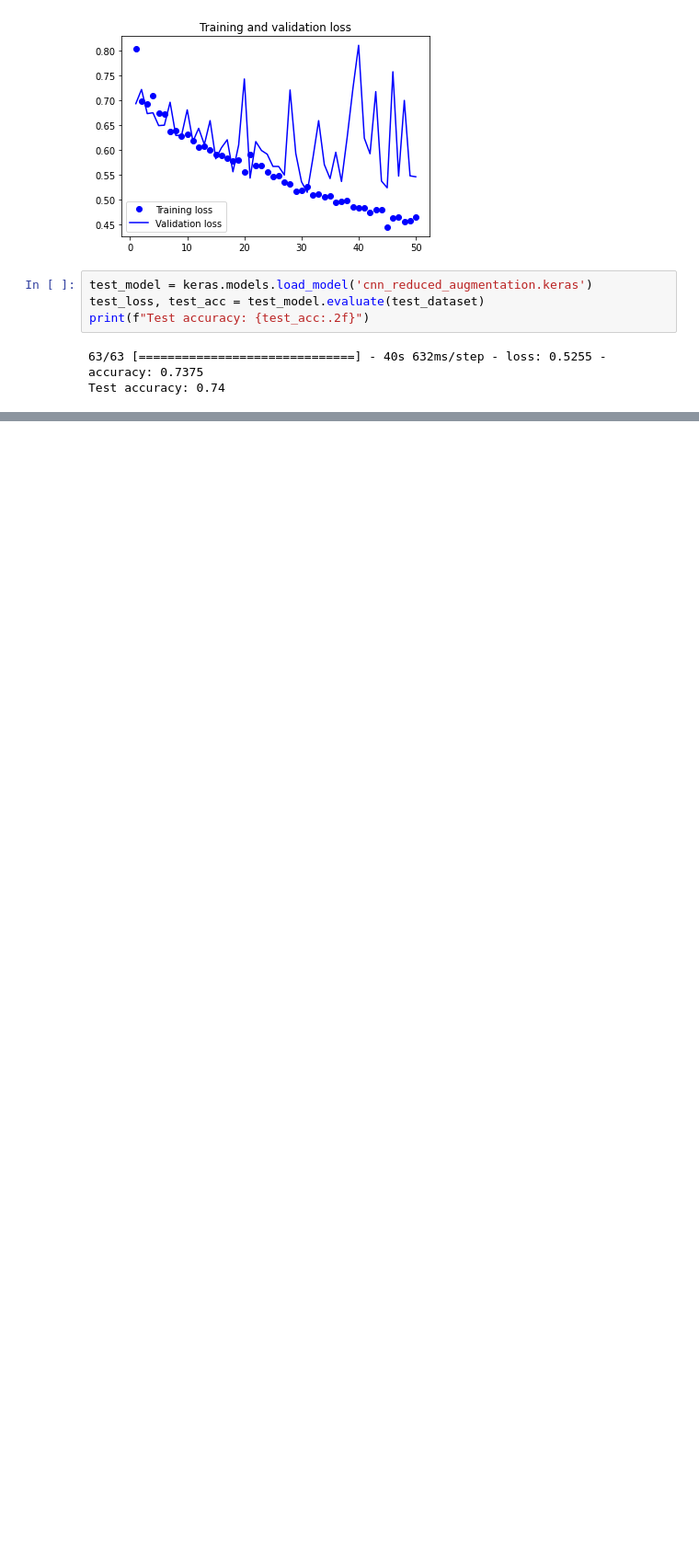
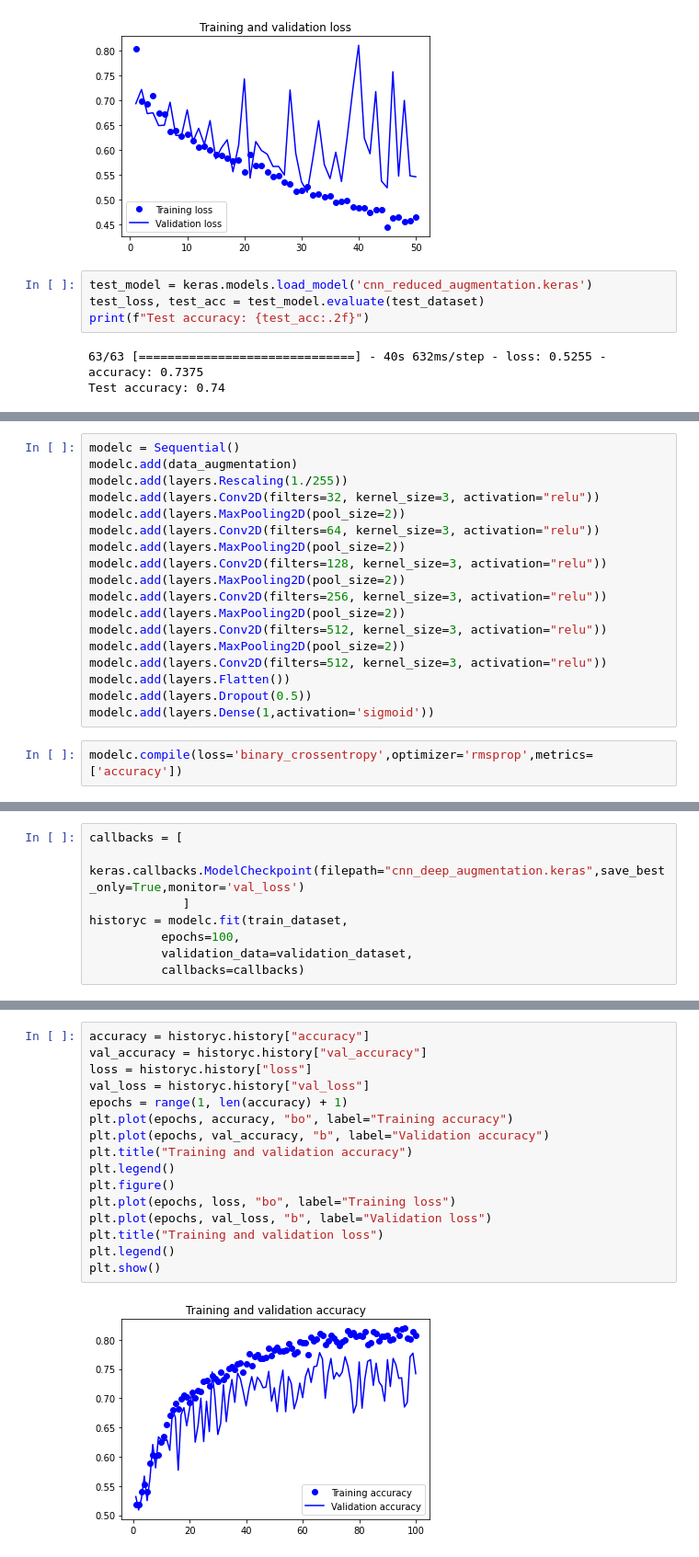
Before and after one commit to RitwickRoy/Image-classification-CNN, a Jupyter notebook: Image_classification_CNN_DataAugmentation_Pretrain.ipynb, the cells around one changed output, grey strips where cells are left out. Shown at 92% size. Saved outputs shown, nothing was run; the diff lists cells and outputs as text; blank space fills up the shorter version.

```diff
--- a/Image_classification_CNN_DataAugmentation_Pretrain.ipynb
+++ b/Image_classification_CNN_DataAugmentation_Pretrain.ipynb
@@ -529,0 +541,20 @@ The validation accuracy improves over epochs while the validation loss drops ini
+# %%
+modelc = Sequential()
+modelc.add(data_augmentation)
+modelc.add(layers.Rescaling(1./255))
+modelc.add(layers.Conv2D(filters=32, kernel_size=3, activation="relu"))
+modelc.add(layers.MaxPooling2D(pool_size=2))
+modelc.add(layers.Conv2D(filters=64, kernel_size=3, activation="relu"))
+modelc.add(layers.MaxPooling2D(pool_size=2))
+modelc.add(layers.Conv2D(filters=128, kernel_size=3, activation="relu"))
+modelc.add(layers.MaxPooling2D(pool_size=2))
+modelc.add(layers.Conv2D(filters=256, kernel_size=3, activation="relu"))
+modelc.add(layers.MaxPooling2D(pool_size=2))
+modelc.add(layers.Conv2D(filters=512, kernel_size=3, activation="relu"))
+modelc.add(layers.MaxPooling2D(pool_size=2))
+modelc.add(layers.Conv2D(filters=512, kernel_size=3, activation="relu"))
+modelc.add(layers.Flatten())
+modelc.add(layers.Dropout(0.5))
+modelc.add(layers.Dense(1,activation='sigmoid'))
+# %%
+modelc.compile(loss='binary_crossentropy',optimizer='rmsprop',metrics=['accuracy'])
@@ -529,0 +564,8 @@ The validation accuracy improves over epochs while the validation loss drops ini
+# %%
+callbacks = [
+             keras.callbacks.ModelCheckpoint(filepath="cnn_deep_augmentation.keras",save_best_only=True,monitor='val_loss')
+             ]
+historyc = modelc.fit(train_dataset,
+          epochs=100,
+          validation_data=validation_dataset,
+          callbacks=callbacks)
@@ -529,0 +613,18 @@ The validation accuracy improves over epochs while the validation loss drops ini
+# %%
+accuracy = historyc.history["accuracy"]
+val_accuracy = historyc.history["val_accuracy"]
+loss = historyc.history["loss"]
+val_loss = historyc.history["val_loss"]
+epochs = range(1, len(accuracy) + 1)
+plt.plot(epochs, accuracy, "bo", label="Training accuracy")
+plt.plot(epochs, val_accuracy, "b", label="Validation accuracy")
+plt.title("Training and validation accuracy")
+plt.legend()
+plt.figure()
+plt.plot(epochs, loss, "bo", label="Training loss")
+plt.plot(epochs, val_loss, "b", label="Validation loss")
+plt.title("Training and validation loss")
+plt.legend()
+plt.show()
+# %% [output]
+[figure, added]
```
Also changed, not shown: parts of 21 cells of this notebook.
